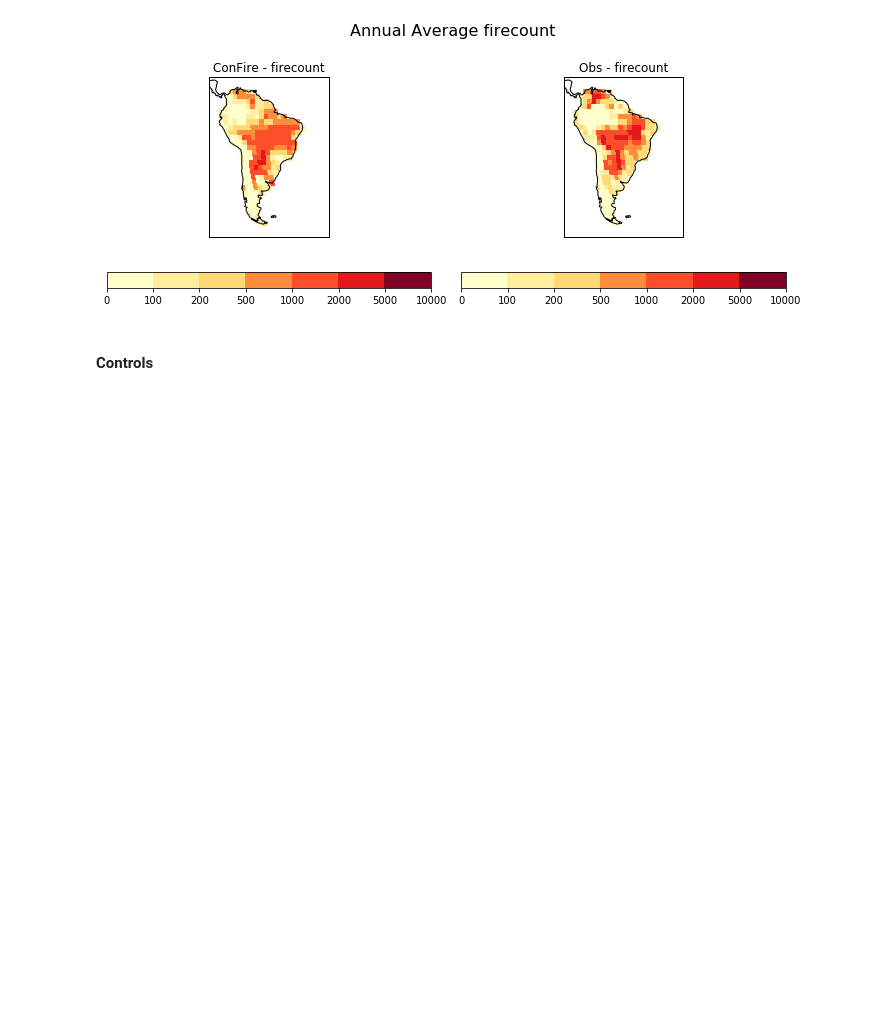
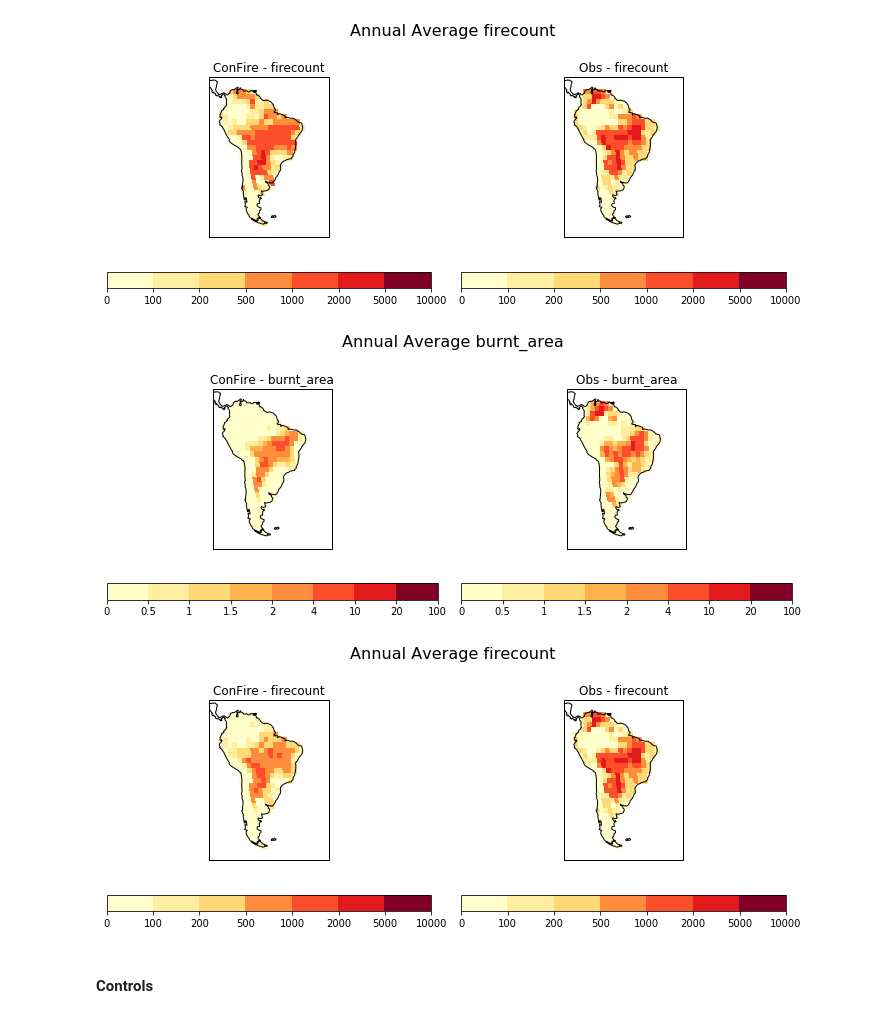
Before and after one commit to douglask3/amazon_fires, a Jupyter notebook: optimise_run_model/make_model_output.ipynb, the cells around one changed output. Drawn from its saved outputs; the diff is of its cells as text; code cells hidden in the pictures; blank space fills up the shorter version.

```diff
--- a/optimise_run_model/make_model_output.ipynb
+++ b/optimise_run_model/make_model_output.ipynb
@@ -443,28 +418,42 @@ models = [ConFIRE(input_data, param.loc[0], exponate) for param, exponate in zip
 
 levels_var = [[0, 0.5, 1, 1.5, 2, 4, 10, 20, 100], [0, 100, 200, 500, 1000, 2000, 5000, 10000]]
 scales = [100, 1]
-for model, variable, level, scale in zip(models, variables, levels_var, scales):
-    plt.figure(figsize = (10, 7.5))
-    sim = model.burnt_area[0:(12*15)].collapsed('time', iris.analysis.MEAN)
-    sim.long_name = "ConFire - " + variable
-    sim.data = sim.data * 12 * scale
+def plot_fire_month(mnths = None, nmth_ys = 12):
+    for model, variable, level, scale in zip(models, variables, levels_var, scales):
+        plt.figure(figsize = (10, 7.5))
+        if mnths is None: mnths = np.arange(0, 12*15)
 
-    plot_lonely_cube(sim, 2, 2, 1, levels = level, cmap = "brewer_YlOrRd_09")
+        sim = model.burnt_area[mnths].collapsed('time', iris.analysis.MEAN)
+        sim.long_name = "ConFire - " + variable
+        sim.data = sim.data * nmth_ys * scale
 
-    #gfed = iris.load_cube('../outputs/amazon_region/burnt_area-GFED4s_2.5degree_2000-2016.nc')
-    mod = input_data[variable].collapsed('time', iris.analysis.MEAN)*12 * scale
-    mod.long_name = "Obs - " + variable
-    plot_lonely_cube(mod, 2, 2, 2, levels = level, cmap = "brewer_YlOrRd_09")
+        plot_lonely_cube(sim, 2, 2, 1, levels = level, cmap = "brewer_YlOrRd_09")
 
-    plt.subplots_adjust(top=0.88)
-    plt.suptitle("Annual Average " + variable, fontsize=16)
-    plt.subplots_adjust(top=0.88)
+        #gfed = iris.load_cube('../outputs/amazon_region/burnt_area-GFED4s_2.5degree_2000-2016.nc')
+        mod = input_data[variable].collapsed('time', iris.analysis.MEAN)*12 * scale
+        mod.long_name = "Obs - " + variable
+        plot_lonely_cube(mod, 2, 2, 2, levels = level, cmap = "brewer_YlOrRd_09")
 
-    if fig:
-        plt.savefig(dir_fig + variable + '.png')
+        plt.subplots_adjust(top=0.88)
+        plt.suptitle("Annual Average " + variable, fontsize=16)
+        plt.subplots_adjust(top=0.88)
+
+        if fig:
+            plt.savefig(dir_fig + variable + '.png')
+
+plot_fire_month()
 # %% [output]
 [figure]
 [figure]
+# %%
+fire_Season = np.array([7, 8, 9])
+
+fire_Season = np.array([fire_Season + yr*12 for yr in range(0, 15)]).flatten()
+
+plot_fire_month(fire_Season, 3)
+# %% [output]
+[figure, added]
+[figure, added]
 # %% [markdown]
 #### Controls
 # %%
```
Also changed, not shown: parts of 13 cells of this notebook.
